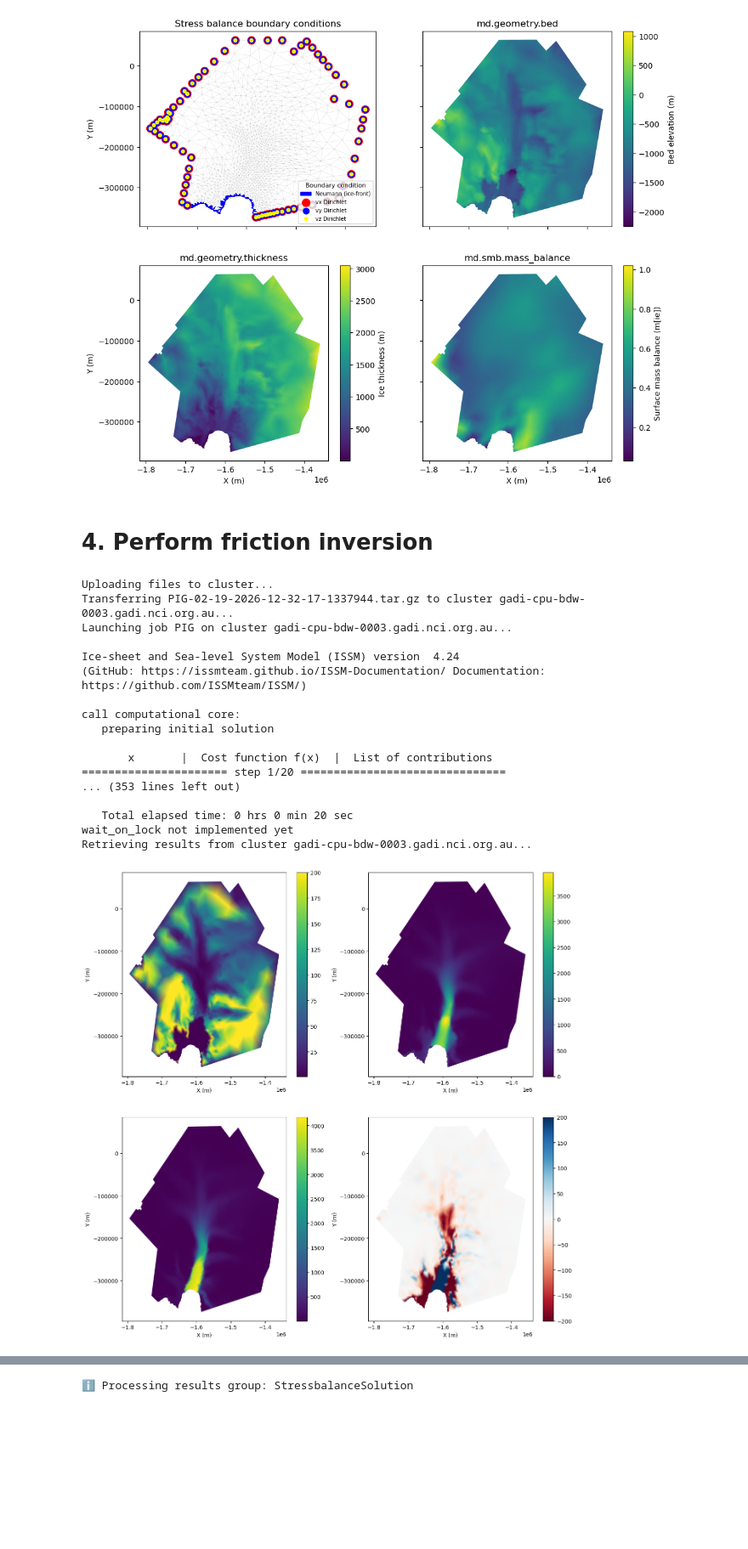
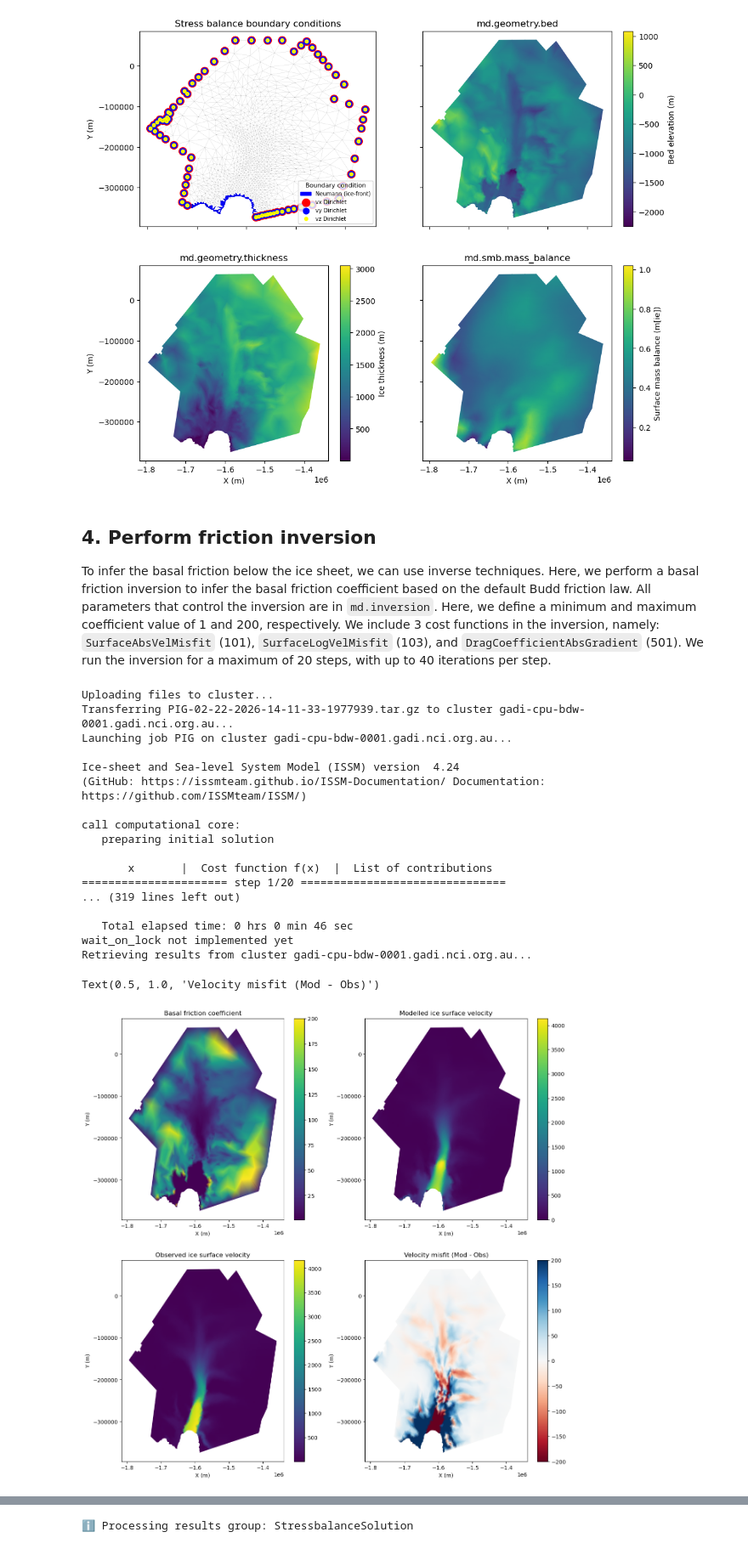
Before and after one commit to ACCESS-NRI/pyISSM, a Jupyter notebook: tutorials/ex2_PineIslandGlacier.ipynb, the cells around one changed output, grey strips where cells are left out. Shown at 85% size. Drawn from its saved outputs; the diff is of its cells as text; code cells hidden in the pictures; blank space fills up the shorter version.

```diff
--- a/tutorials/ex2_PineIslandGlacier.ipynb
+++ b/tutorials/ex2_PineIslandGlacier.ipynb
@@ -187,4 +272,6 @@ Text(0.5, 1.0, 'md.smb.mass_balance')
 pyissm.model.io.save_model(md, tutorial_dir + '/ex2_PIG_param.nc')
 # %% [markdown]
-# 4. Perform friction inversion
+## 4. Perform friction inversion
+
+To infer the basal friction below the ice sheet, we can use inverse techniques. Here, we perform a basal friction inversion to infer the basal friction coefficient based on the default Budd friction law. All parameters that control the inversion are in `md.inversion`. Here, we define a minimum and maximum coefficient value of 1 and 200, respectively. We include 3 cost functions in the inversion, namely: `SurfaceAbsVelMisfit` (101), `SurfaceLogVelMisfit` (103), and `DragCoefficientAbsGradient` (501). We run the inversion for a maximum of 20 steps, with up to 40 iterations per step.
 # %%
@@ -192,37 +279,38 @@ pyissm.model.io.save_model(md, tutorial_dir + '/ex2_PIG_param.nc')
 md = pyissm.model.io.load_model(tutorial_dir + '/ex2_PIG_param.nc')
 # %%
-## Define inversion parameters
+# Define inversion parameters
 md.inversion.iscontrol = 1
-md.inversion.maxsteps = 20
-md.inversion.maxiter = 40
-md.inversion.dxmin = 0.1
-md.inversion.gttol = 1.0e-4
+# md.inversion.maxsteps = 20
+# md.inversion.maxiter = 40
+# md.inversion.dxmin = 0.1
+# md.inversion.gttol = 1.0e-4
 
 md.inversion.cost_functions = [101, 103, 501]
 md.inversion.cost_functions_coefficients = np.ones((md.mesh.numberofvertices, 3))
-md.inversion.cost_functions_coefficients[:,0] = 1
+md.inversion.cost_functions_coefficients[:,0] = 50
 md.inversion.cost_functions_coefficients[:,1] = 1
-md.inversion.cost_functions_coefficients[:,2] = 8e-15
+md.inversion.cost_functions_coefficients[:,2] = 1e-19
 
 md.inversion.control_parameters = ['FrictionCoefficient']
 md.inversion.min_parameters = 1 * np.ones(md.mesh.numberofvertices, )
 md.inversion.max_parameters = 200 * np.ones(md.mesh.numberofvertices, )
 
-md.stressbalance.restol = 0.01
-md.stressbalance.reltol = 0.1
-md.stressbalance.abstol = np.nan
+# md.stressbalance.restol = 0.01
+# md.stressbalance.reltol = 0.1
+# md.stressbalance.abstol = np.nan
 
 md.verbose = md.verbose.deactivate_all()
 md.verbose.control = 1
 # %%
-## Solve
+# Solve
 md.cluster.np = 2
 md.cluster.executionpath = execution_dir
+
 md = pyissm.model.execute.solve(md, 'Stressbalance')
 # %% [output]
 Uploading files to cluster...
-Transferring PIG-02-19-2026-12-32-17-1337944.tar.gz to cluster gadi-cpu-bdw-0003.gadi.nci.org.au...
-Launching job PIG on cluster gadi-cpu-bdw-0003.gadi.nci.org.au...
+Transferring PIG-02-22-2026-14-11-33-1977939.tar.gz to cluster gadi-cpu-bdw-0001.gadi.nci.org.au...
+Launching job PIG on cluster gadi-cpu-bdw-0001.gadi.nci.org.au...
 
 Ice-sheet and Sea-level System Model (ISSM) version  4.24
 (GitHub: https://issmteam.github.io/ISSM-Documentation/ Documentation: https://github.com/ISSMteam/ISSM/)
@@ -232,19 +320,31 @@ call computational core:
 
        x       |  Cost function f(x)  |  List of contributions
 ====================== step 1/20 ===============================
-... (353 lines left out)
+... (319 lines left out)
 
-   Total elapsed time: 0 hrs 0 min 20 sec
+   Total elapsed time: 0 hrs 0 min 46 sec
 wait_on_lock not implemented yet
-Retrieving results from cluster gadi-cpu-bdw-0003.gadi.nci.org.au...
+Retrieving results from cluster gadi-cpu-bdw-0001.gadi.nci.org.au...
 # %%
+# Visualize the inversion results
 fig, ((ax1, ax2), (ax3, ax4)) = plt.subplots(2, 2, figsize = (15, 15))
 ax1 = pyissm.plot.plot_model_field(md, md.results.StressbalanceSolution.FrictionCoefficient, show_cbar = True, ax = ax1)
 ax2 = pyissm.plot.plot_model_field(md, md.results.StressbalanceSolution.Vel, show_cbar = True, ax = ax2)
 ax3 = pyissm.plot.plot_model_field(md, md.inversion.vel_obs, show_cbar = True, ax = ax3)
-ax4 = pyissm.plot.plot_model_field(md, md.inversion.vel_obs - md.results.StressbalanceSolution.Vel, show_cbar = True, cmap = 'RdBu', vmin = -200, vmax = 200, ax = ax4)
+ax4 = pyissm.plot.plot_model_field(md, md.results.StressbalanceSolution.Vel - md.inversion.vel_obs,
+                                   show_cbar = True,
+                                   cmap = 'RdBu',
+                                   vmin = -200,
+                                   vmax = 200,
+                                   ax = ax4)
+
+ax1.set_title('Basal friction coefficient')
+ax2.set_title('Modelled ice surface velocity')
+ax3.set_title('Observed ice surface velocity')
+ax4.set_title('Velocity misfit (Mod - Obs)')
 # %% [output]
+Text(0.5, 1.0, 'Velocity misfit (Mod - Obs)')
-[figure, old version]
+[figure, new version]
 # %%
 ## Save the model
 pyissm.model.io.save_model(md, tutorial_dir + '/ex2_PIG_control_drag.nc')
```
Also changed, not shown: parts of 38 cells of this notebook.
